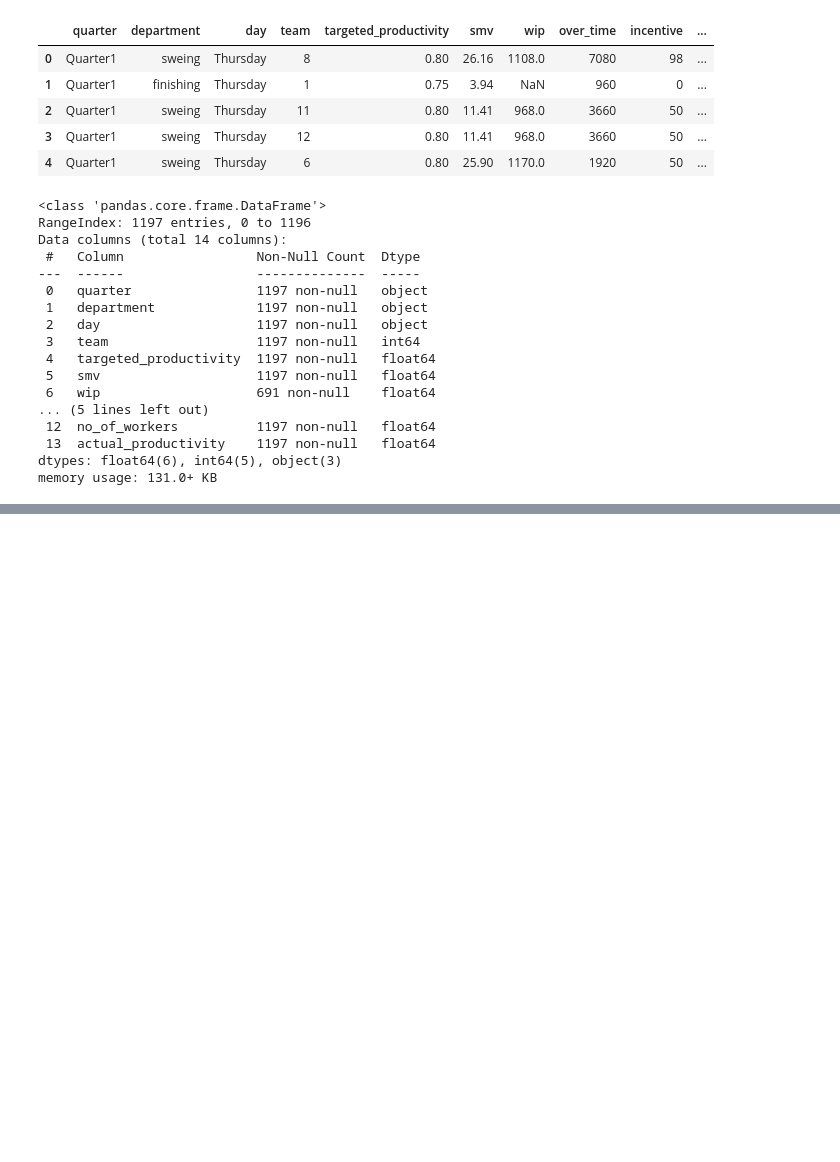
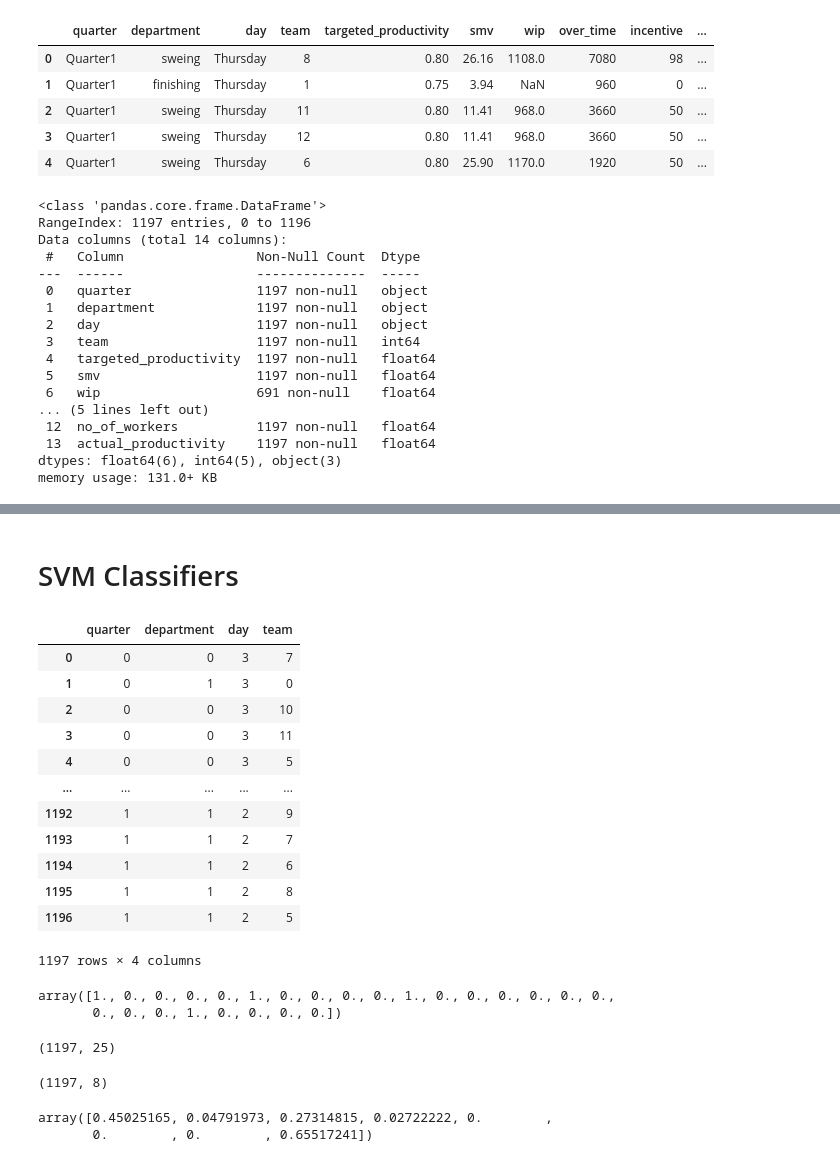
Before and after one commit to XiaoBaoBao719/ECS-171, a Jupyter notebook: Homework 2/Homework 2.ipynb, the cells around one changed output, grey strips where cells are left out. Cells and saved outputs as stored; diff of their text form; code cells hidden in the pictures; blank space fills up the shorter version.

```diff
--- a/Homework 2/Homework 2.ipynb
+++ b/Homework 2/Homework 2.ipynb
@@ -94,0 +99,7 @@ df.head(25)
+# %%
+#Categorical feature remapping
+def encode_team_num(num):
+    return num - 1
+
+for index, row in df.iterrows():
+    df.at[index, 'team'] = encode_team_num(row['team'])
@@ -94,0 +216,58 @@ df.head(25)
+# %% [markdown]
+# SVM Classifiers
+# %%
+import tensorflow as tf
+import numpy as np
+import pandas as pd
+import cvxpy as cp
+from sklearn import preprocessing
+
+#One Hot encode all categorical elements
+X_cat_features = df[['quarter', 'department', 'day', 'team']]
+X_num_features = df[['smv', 'wip', 'over_time', 'incentive',
+           'idle_time', "idle_men", 'no_of_style_change',
+           'no_of_workers']]
+y = df[['satisfied']]
+
+X_cat_features
+# %% [output]
+|  | quarter | department | day | team |
+| 0 | 0 | 0 | 3 | 7 |
+| 1 | 0 | 1 | 3 | 0 |
+| 2 | 0 | 0 | 3 | 10 |
+| 3 | 0 | 0 | 3 | 11 |
+| 4 | 0 | 0 | 3 | 5 |
+| ... | ... | ... | ... | ... |
+| 1192 | 1 | 1 | 2 | 9 |
+| 1193 | 1 | 1 | 2 | 7 |
+| 1194 | 1 | 1 | 2 | 6 |
+| 1195 | 1 | 1 | 2 | 8 |
+| 1196 | 1 | 1 | 2 | 5 |
+1197 rows × 4 columns
+# %%
+onehotenc = preprocessing.OneHotEncoder()
+
+onehotenc.fit(X_cat_features)
+
+onehotlabels = onehotenc.transform(X_cat_features).toarray()
+onehotlabels[0]
+# %% [output]
+array([1., 0., 0., 0., 0., 1., 0., 0., 0., 0., 1., 0., 0., 0., 0., 0., 0.,
+       0., 0., 0., 1., 0., 0., 0., 0.])
+# %%
+onehotlabels.shape
+# %% [output]
+(1197, 25)
+# %%
+#Scale Data with MinMax
+minmaxscaler = MinMaxScaler()
+X_nums_scaled = minmaxscaler.fit_transform(X_num_features)
+
+X_nums_scaled.shape
+# %% [output]
+(1197, 8)
+# %%
+X_nums_scaled[0]
+# %% [output]
+array([0.45025165, 0.04791973, 0.27314815, 0.02722222, 0.        ,
+       0.        , 0.        , 0.65517241])
```
Also changed, not shown: parts of 19 cells of this notebook.
